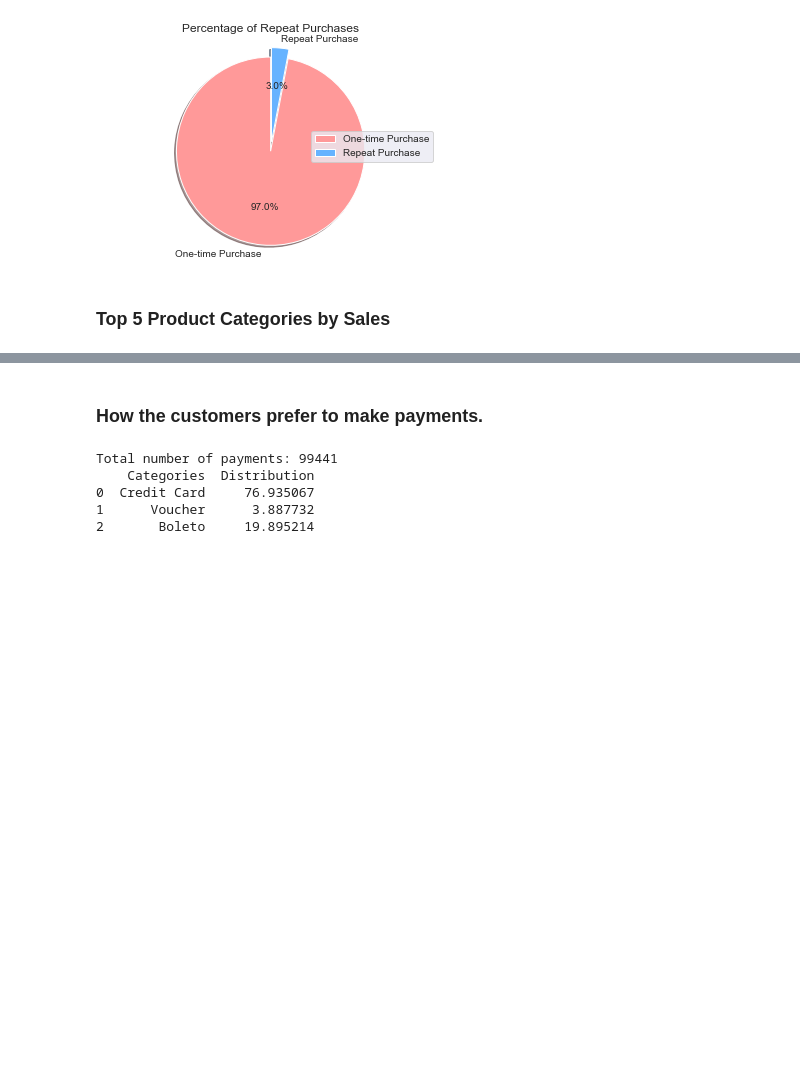
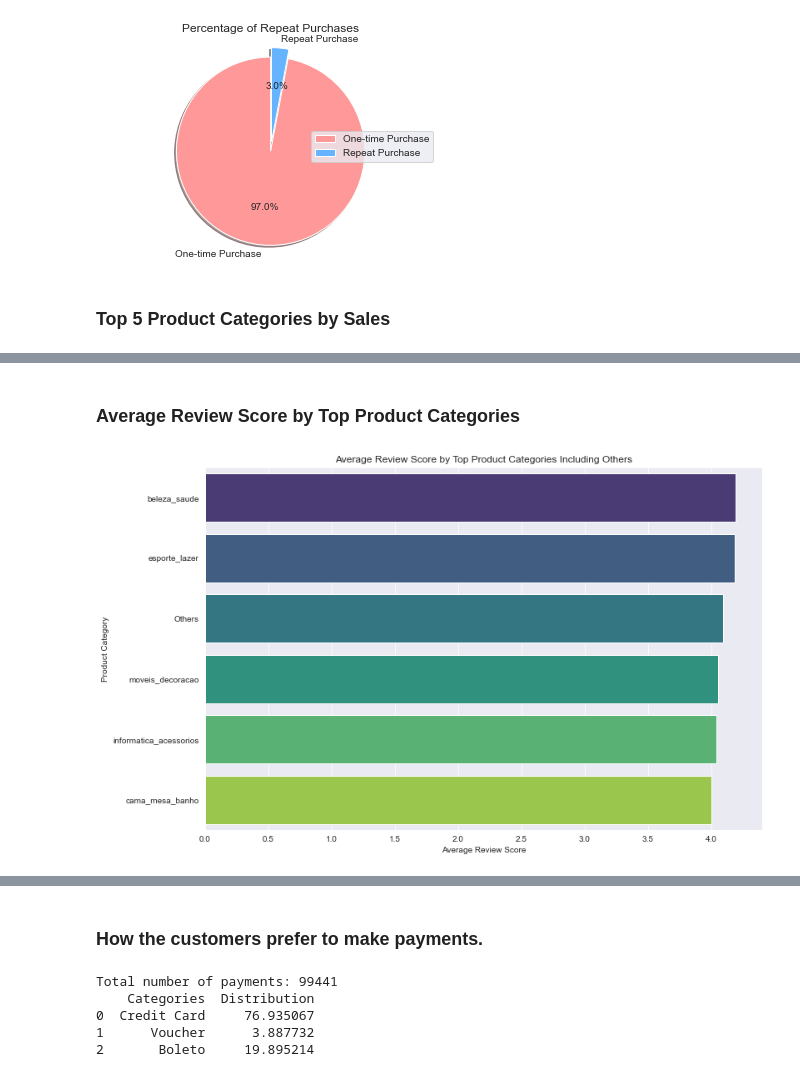
Before and after one commit to preudh/OC_IA_P5_Segment_e_commerce_site_customers, a Jupyter notebook: notebooks/Preudhomme_Patrice_2_notebook_exploration_082024.ipynb, the cells around one changed output, grey strips where cells are left out. Saved outputs shown, nothing was run; the diff lists cells and outputs as text; code cells hidden in the pictures; blank space fills up the shorter version.

```diff
--- a/notebooks/Preudhomme_Patrice_2_notebook_exploration_082024.ipynb
+++ b/notebooks/Preudhomme_Patrice_2_notebook_exploration_082024.ipynb
@@ -484,0 +494,60 @@ Total sales: 99441
+# %% [markdown]
+### Average Review Score by Top Product Categories
+# %%
+import pandas as pd
+import numpy as np
+import matplotlib.pyplot as plt
+import seaborn as sns
+
+# Example DataFrame setup for demonstration purposes (use your actual DataFrame)
+# df_final = pd.read_csv('path_to_your_data.csv')
+
+# Check if 'product_categories' column exists in the merged DataFrame
+if 'product_categories' in df_final.columns:
+    # Step 1: Count the number of times each product category appears
+    product_categories = df_final['product_categories'].value_counts().reset_index()
+    product_categories.columns = ['product_category_name', 'sales']
+
+    # Step 2: Calculate total sales for all categories
+    total_sales = product_categories['sales'].sum()
+
+    # Step 3: Calculate the share of each category in total sales
+    product_categories['share'] = (product_categories['sales'] / total_sales) * 100
+
+    # Step 4: Get top categories
+    top_categories = product_categories.head(5).copy()
+    other_share = 100 - top_categories['share'].sum()
+    other_row = pd.DataFrame({'product_category_name': ['Others'], 'sales': [total_sales - top_categories['sales'].sum()], 'share': [other_share]})
+    top_categories = pd.concat([top_categories, other_row], ignore_index=True)
+
+    # Step 5: Filter the main dataframe for the top categories and calculate average review scores
+    top_category_names = top_categories['product_category_name'].tolist()
+    df_top_categories = df_final[df_final['product_categories'].isin(top_category_names)]
+    df_others = df_final[~df_final['product_categories'].isin(top_category_names)]
+
+    # Group by product category and calculate the average review score for top categories
+    category_avg_review = df_top_categories.groupby('product_categories')['avg_review_score'].mean().reset_index()
+
+    # Calculate the average review score for 'Others'
+    others_avg_review = df_others['avg_review_score'].mean()
+    others_row = pd.DataFrame({'product_categories': ['Others'], 'avg_review_score': [others_avg_review]})
+    category_avg_review = pd.concat([category_avg_review, others_row], ignore_index=True)
+
+    # Sort the data by average review score
+    category_avg_review = category_avg_review.sort_values(by='avg_review_score', ascending=False)
+
+    # Plotting the bar plot for average review score by top product categories including 'Others'
+    plt.figure(figsize=(12, 8))
+    sns.barplot(data=category_avg_review, x='avg_review_score', y='product_categories', palette='viridis')
+
+    # Adding titles and labels
+    plt.title('Average Review Score by Top Product Categories Including Others')
+    plt.xlabel('Average Review Score')
+    plt.ylabel('Product Category')
+
+    # Show the plot
+    plt.show()
+else:
+    print("'product_categories' column not found in the DataFrame.")
+# %% [output]
+[figure, added]
```
Also changed, not shown: parts of 22 cells of this notebook, 2 other files.
